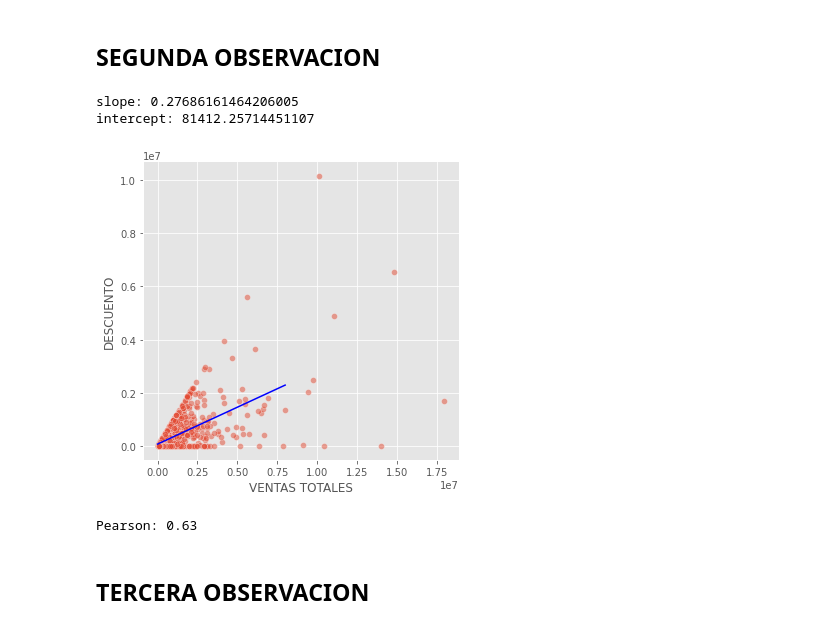
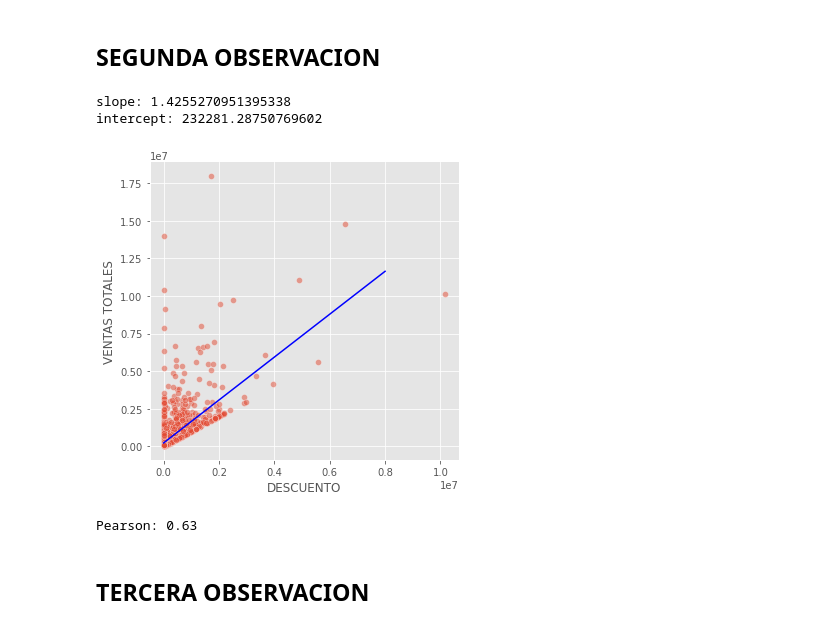
Before and after one commit to juanfelipehdezm/Personal, a Jupyter notebook: frubana.ipynb, the cells around one changed output. Saved outputs shown, nothing was run; the diff lists cells and outputs as text; code cells hidden in the pictures.

```diff
--- a/frubana.ipynb
+++ b/frubana.ipynb
@@ -60,23 +60,23 @@ base_datos.fillna({"DESCUENTO":0},inplace = True)
 assert base_datos["DESCUENTO"].isna().sum() == 0
 # %%
 
-a,b = np.polyfit(base_datos["VENTAS TOTALES"],base_datos["DESCUENTO"],1)
+a,b = np.polyfit(base_datos["DESCUENTO"],base_datos["VENTAS TOTALES"],1)
 print("slope:",a)
 print("intercept:",b)
 
 x = np.array([0,8000000])
 y = a*x+b
 
-sns.relplot(x="VENTAS TOTALES",y="DESCUENTO",data=base_datos,kind="scatter",alpha=0.5)
+sns.relplot(x="DESCUENTO",y="VENTAS TOTALES",data=base_datos,kind="scatter",alpha=0.5)
 plt.plot(x,y,color="b")
 plt.show()
 
-correlation,pvalue = sc.stats.pearsonr(base_datos["VENTAS TOTALES"],base_datos["DESCUENTO"])
+correlation,pvalue = sc.stats.pearsonr(base_datos["DESCUENTO"],base_datos["VENTAS TOTALES"])
 print("Pearson:",round(correlation,2))
 # %% [output]
-slope: 0.27686161464206005
-intercept: 81412.25714451107
+slope: 1.4255270951395338
+intercept: 232281.28750769602
-[figure, old version]
+[figure, new version]
 Pearson: 0.63
 # %%
 #Existe una relacion entre el descuento aplicado a un cliente y la venta realizada
```
Also changed, not shown: parts of 1 cell of this notebook.
